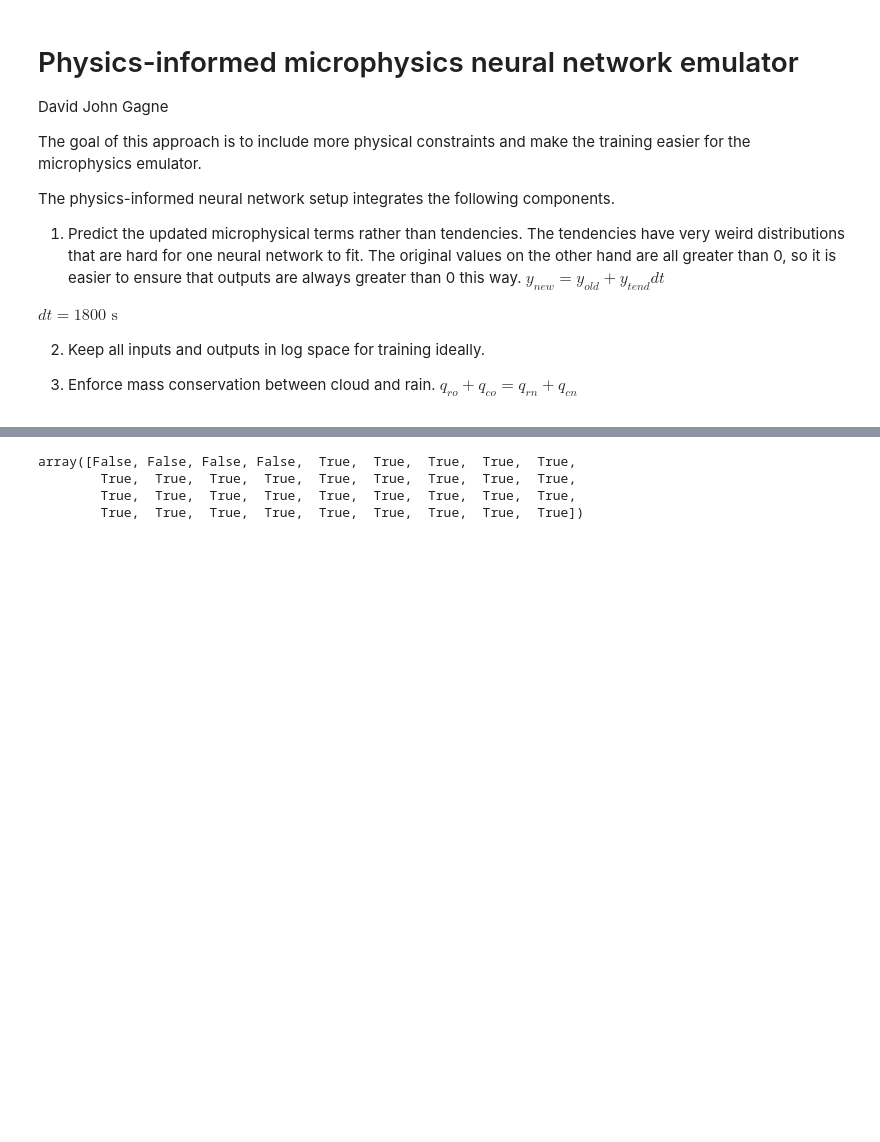
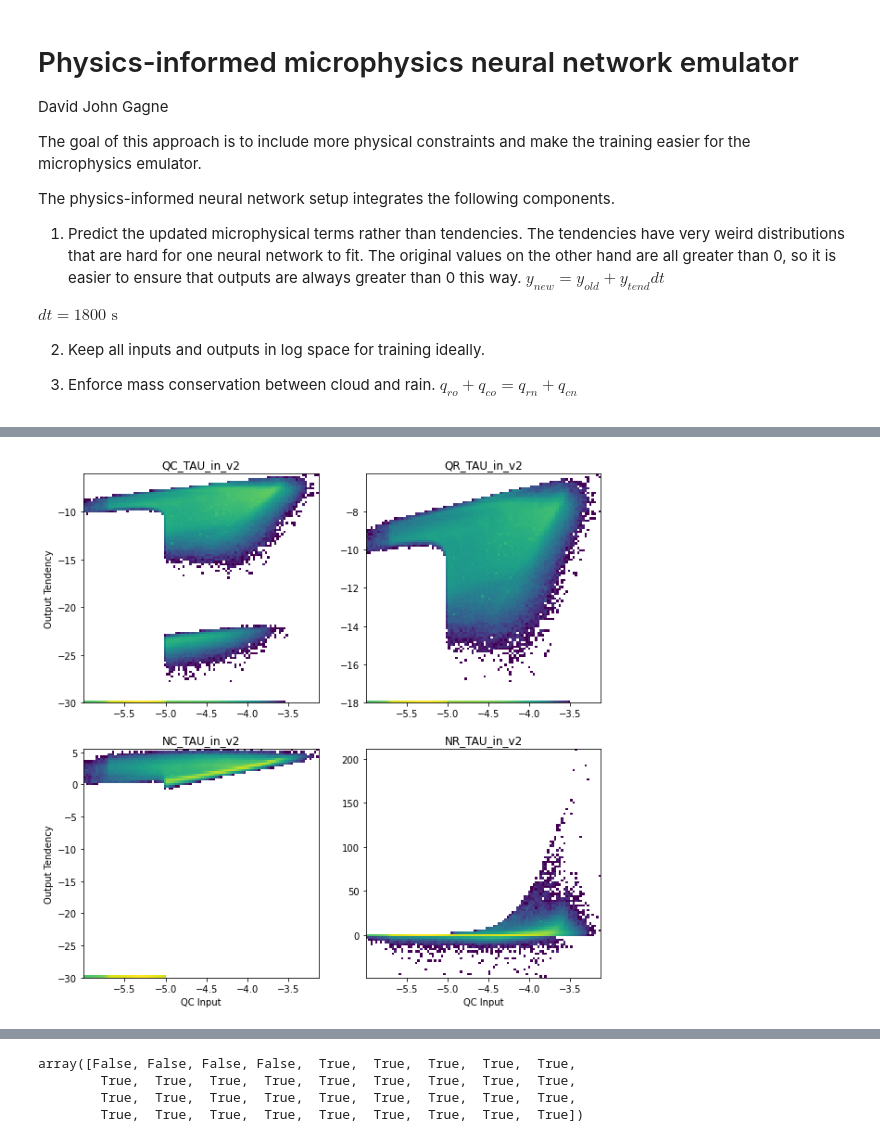
Before and after one commit to NCAR/mlmicrophysics, a Jupyter notebook: notebooks/physics_based_mp_nn.ipynb, the cells around one changed output, grey strips where cells are left out. Cells and saved outputs as stored; diff of their text form; code cells hidden in the pictures; blank space fills up the shorter version.

```diff
--- a/notebooks/physics_based_mp_nn.ipynb
+++ b/notebooks/physics_based_mp_nn.ipynb
@@ -70,0 +221,24 @@ mp_data.loc[:, "Q_mass_in"] = mp_data[["QC_TAU_in", "QR_TAU_in"]].sum(axis=1)
+# %%
+out_tend_cols = ["qctend_TAU_v2", "qrtend_TAU_v2", "nctend_TAU_v2", "nrtend_TAU_v2"]
+plt.figure(figsize=(10, 10))
+for i in range(4):
+    plt.subplot(2, 2, i+1)
+    if i % 2 == 0:
+        plt.hist2d(np.log10(np.maximum(val_x.iloc[:, 0], 1e-25)),
+                   np.log10(np.maximum(-mp_good_data.loc[test_idxs, out_tend_cols[i]], 1e-30)),
+                        bins=100, cmin=1, norm=LogNorm())
+    elif i == 1:
+        plt.hist2d(np.log10(np.maximum(val_x.iloc[:, 0], 1e-25)),
+                   np.log10(np.maximum(mp_good_data.loc[test_idxs, out_tend_cols[i]], 1e-18)),
+                        bins=100, cmin=1, norm=LogNorm())
+    elif i == 3:
+        plt.hist2d(np.log10(np.maximum(val_x.iloc[:, 0], 1e-25)), mp_good_data.loc[test_idxs, out_tend_cols[i]],
+                        bins=100, cmin=1, norm=LogNorm())
+    plt.title(input_cols[i])
+    if i > 1:
+        plt.xlabel("QC Input")
+    if i % 2 == 0:
+        plt.ylabel("Output Tendency")
+plt.savefig("mp_nn_qc_tend_2dhist.png", dpi=300, bbox_inches="tight", facecolor="w")
+# %% [output]
+[figure, added]
```
Also changed, not shown: parts of 59 cells of this notebook, 2 other files.
